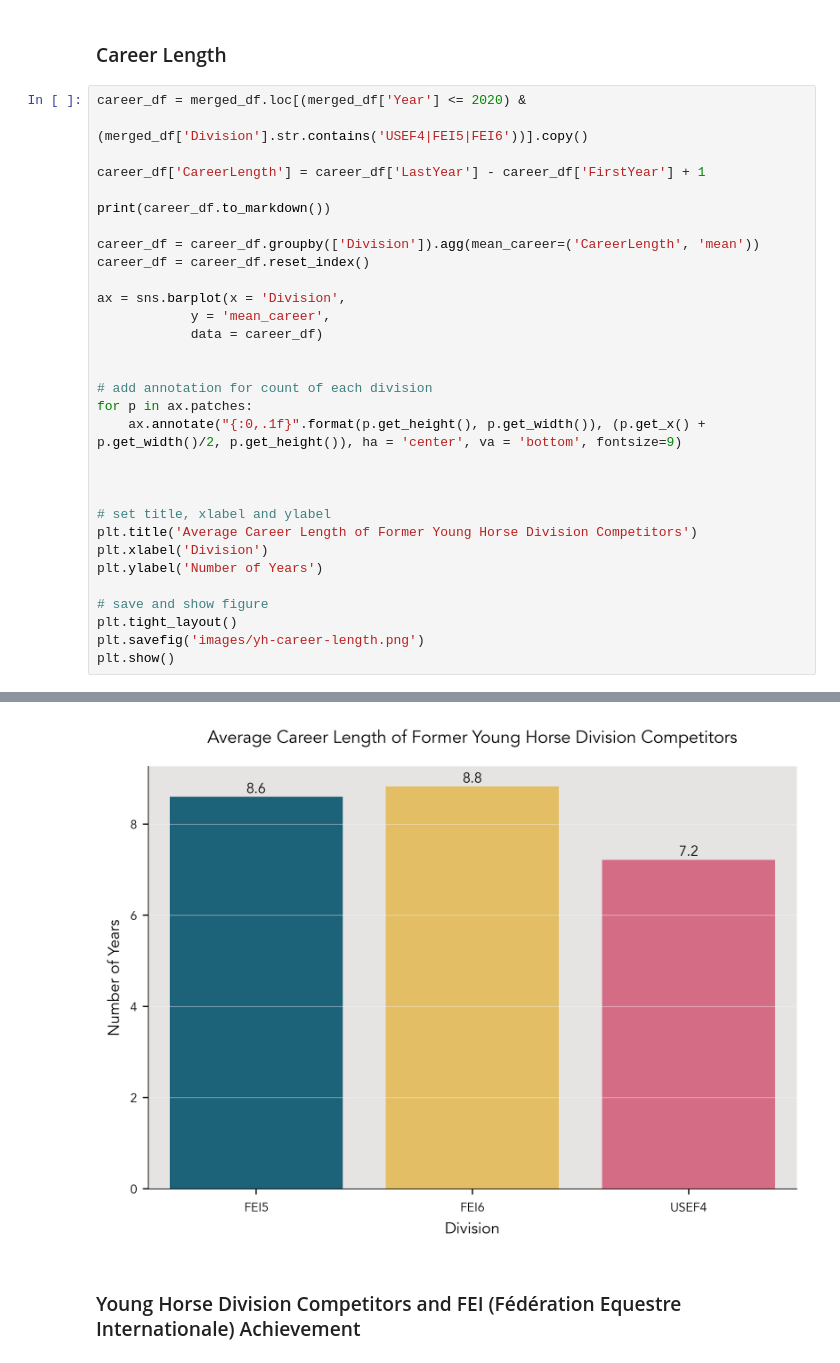
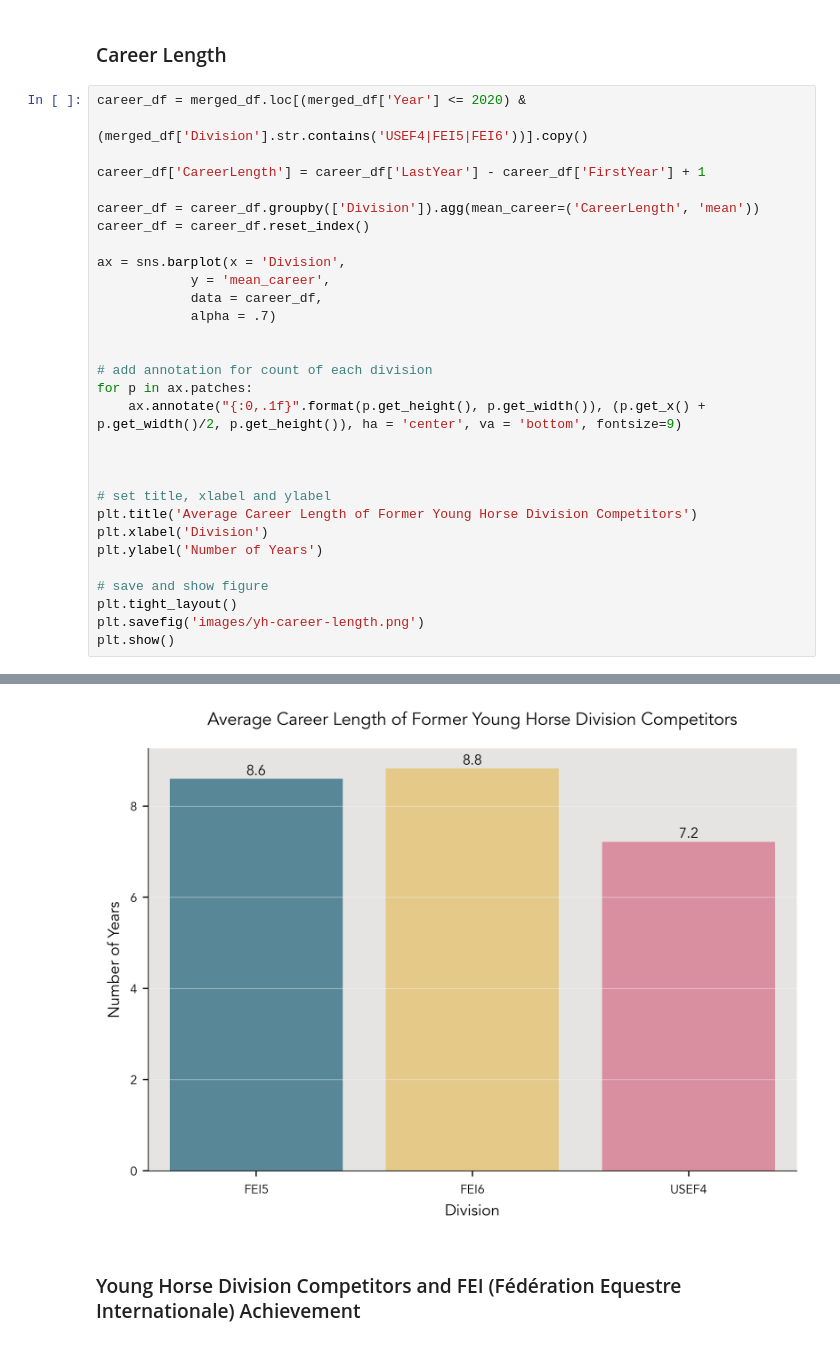
Before and after one commit to siobyrne/young-dressage-horse-program-analysis, a Jupyter notebook: younghorse.ipynb, the cells around one changed output, grey strips where cells are left out. Cells and saved outputs as stored; diff of their text form.

Commit message:
Update career length figure opacity

```diff
--- a/younghorse.ipynb
+++ b/younghorse.ipynb
@@ -97,14 +97,13 @@ career_df = merged_df.loc[(merged_df['Year'] <= 2020) &
 
 career_df['CareerLength'] = career_df['LastYear'] - career_df['FirstYear'] + 1
 
-print(career_df.to_markdown())
-
 career_df = career_df.groupby(['Division']).agg(mean_career=('CareerLength', 'mean'))
 career_df = career_df.reset_index()
 
 ax = sns.barplot(x = 'Division',
             y = 'mean_career',
-            data = career_df)
+            data = career_df,
+            alpha = .7)
 
 
 # add annotation for count of each division
@@ -143,4 +125,4 @@ plt.show()
-[figure, old version]
+[figure, new version]
 # %% [markdown]
 ### Young Horse Division Competitors and FEI (Fédération Equestre Internationale) Achievement
 # %%
```
Also changed, not shown: parts of 1 cell of this notebook, 1 other file.
